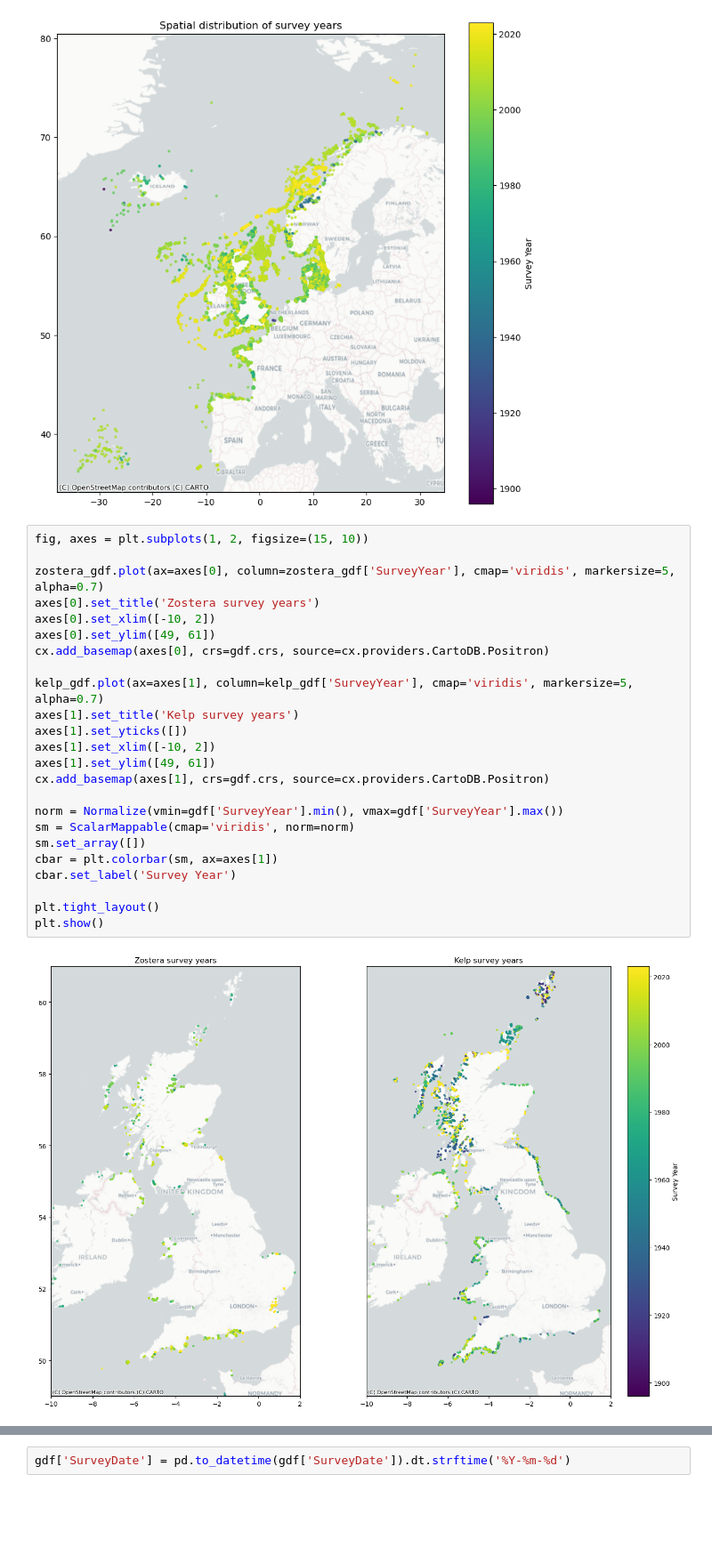
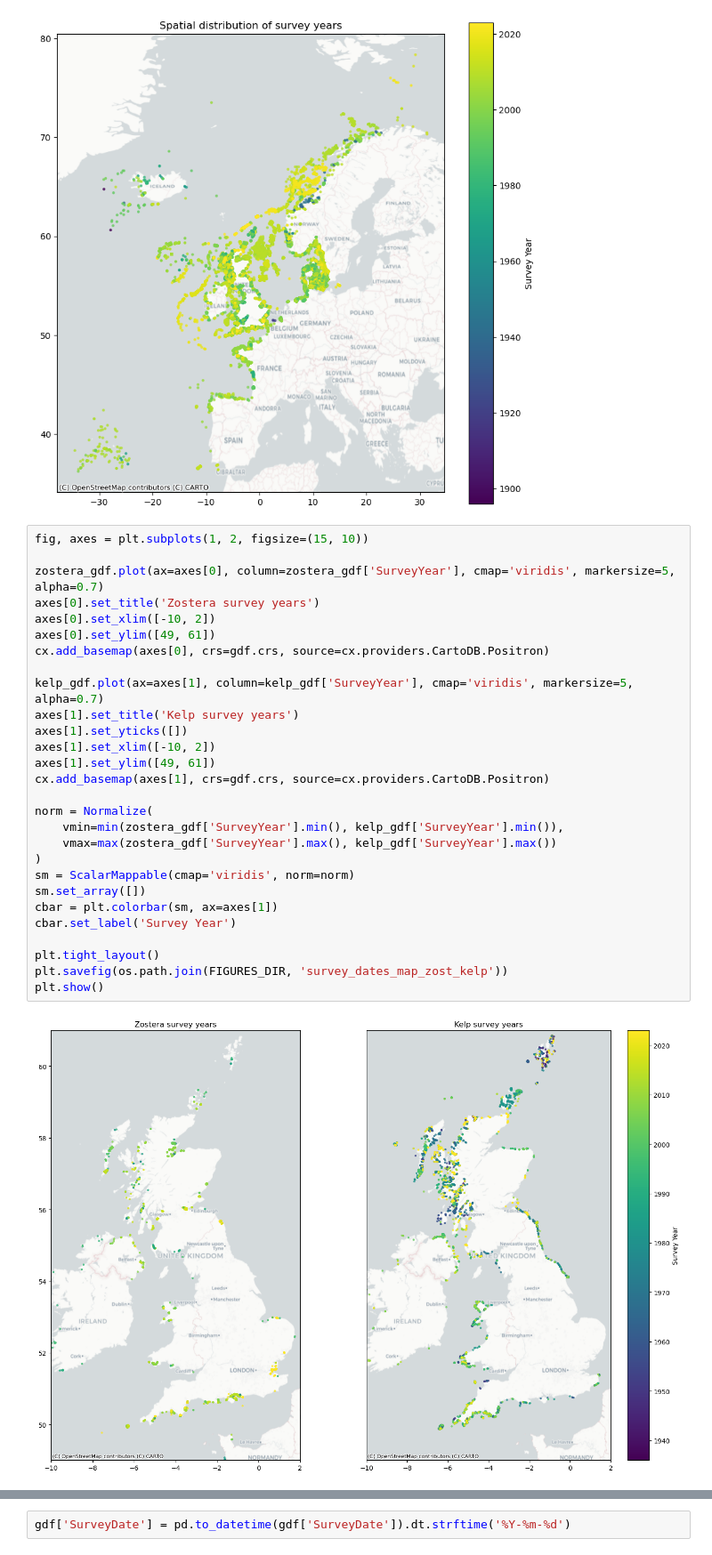
Before and after one commit to olley102/MarineHabitatMapping, a Jupyter notebook: notebooks/1_SurveyDateAnalysis.ipynb, the cells around one changed output, grey strips where cells are left out. Shown: that part at 89% size. Saved outputs shown, nothing was run; the diff lists cells and outputs as text; blank space fills up the shorter version.

```diff
--- a/notebooks/1_SurveyDateAnalysis.ipynb
+++ b/notebooks/1_SurveyDateAnalysis.ipynb
@@ -238,27 +241,31 @@ plt.show()
 # %%
 fig, axes = plt.subplots(1, 2, figsize=(15, 10))
 
 zostera_gdf.plot(ax=axes[0], column=zostera_gdf['SurveyYear'], cmap='viridis', markersize=5, alpha=0.7)
 axes[0].set_title('Zostera survey years')
 axes[0].set_xlim([-10, 2])
 axes[0].set_ylim([49, 61])
 cx.add_basemap(axes[0], crs=gdf.crs, source=cx.providers.CartoDB.Positron)
 
 kelp_gdf.plot(ax=axes[1], column=kelp_gdf['SurveyYear'], cmap='viridis', markersize=5, alpha=0.7)
 axes[1].set_title('Kelp survey years')
 axes[1].set_yticks([])
 axes[1].set_xlim([-10, 2])
 axes[1].set_ylim([49, 61])
 cx.add_basemap(axes[1], crs=gdf.crs, source=cx.providers.CartoDB.Positron)
 
-norm = Normalize(vmin=gdf['SurveyYear'].min(), vmax=gdf['SurveyYear'].max())
+norm = Normalize(
+    vmin=min(zostera_gdf['SurveyYear'].min(), kelp_gdf['SurveyYear'].min()),
+    vmax=max(zostera_gdf['SurveyYear'].max(), kelp_gdf['SurveyYear'].max())
+)
 sm = ScalarMappable(cmap='viridis', norm=norm)
 sm.set_array([])
 cbar = plt.colorbar(sm, ax=axes[1])
 cbar.set_label('Survey Year')
 
 plt.tight_layout()
+plt.savefig(os.path.join(FIGURES_DIR, 'survey_dates_map_zost_kelp'))
 plt.show()
 # %% [output]
-[figure, old version]
+[figure, new version]
 # %% [markdown]
```
Also changed, not shown: parts of 3 cells of this notebook, 28 other files.
